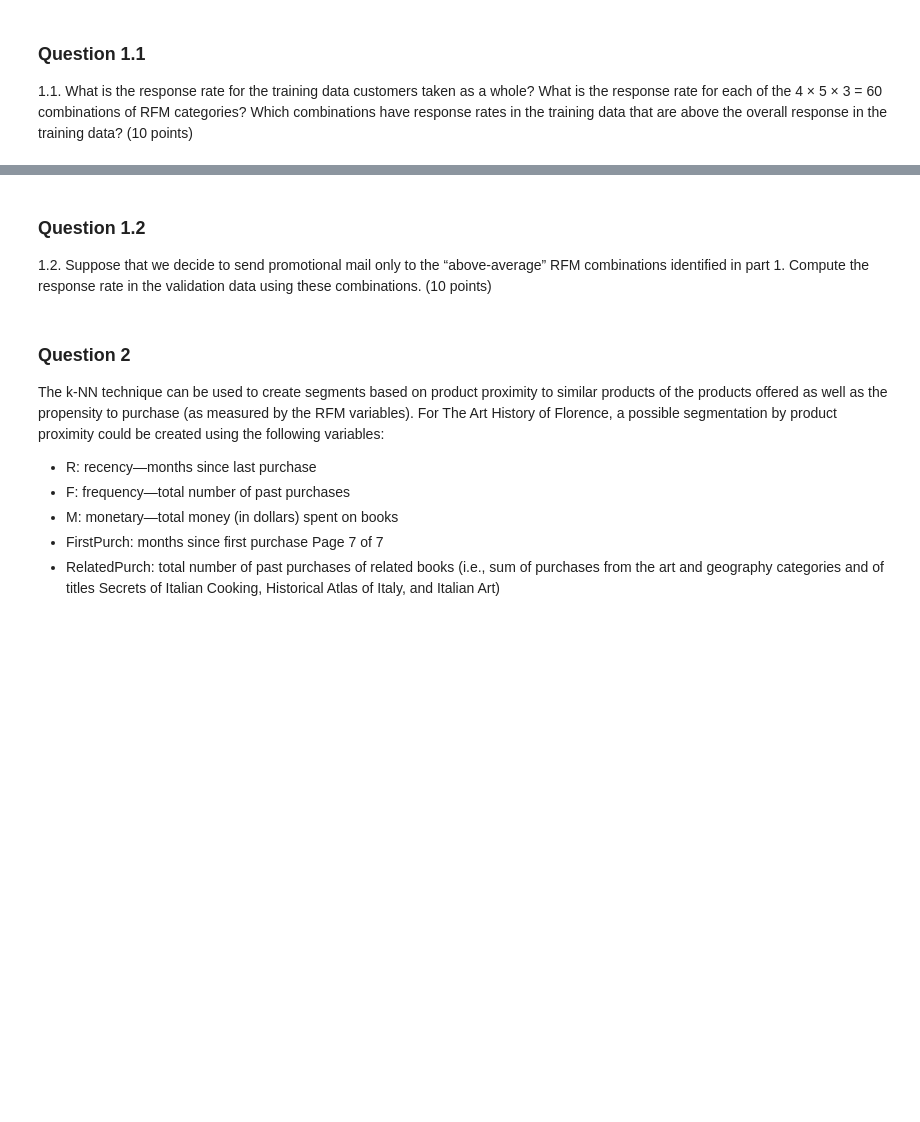
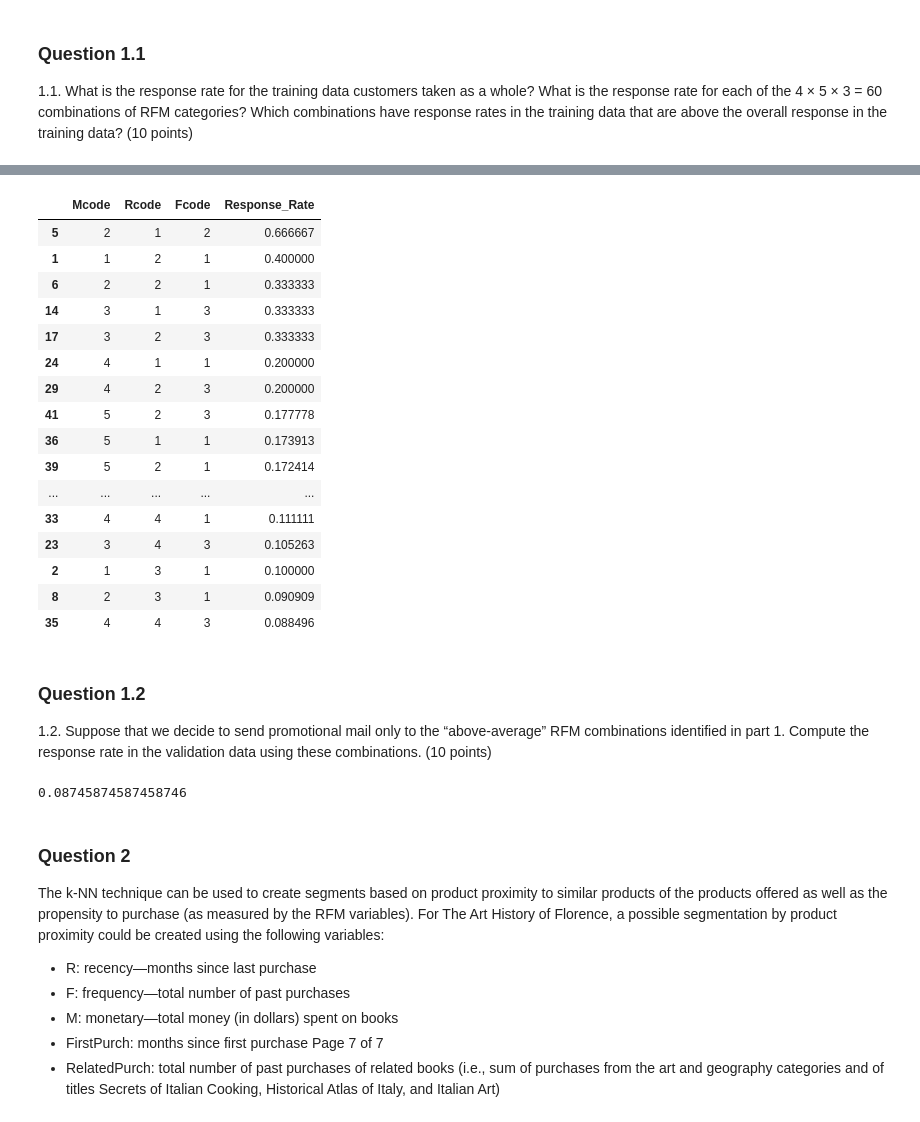
Before and after one commit to zachfreitas/ADS_505_Applied_Data_Sci_for_Business-, a Jupyter notebook: Module_1/Assignment_1/Assignment_1_1.ipynb, the cells around one changed output, grey strips where cells are left out. Cells and saved outputs as stored; diff of their text form; code cells hidden in the pictures; blank space fills up the shorter version.

```diff
--- a/Module_1/Assignment_1/Assignment_1_1.ipynb
+++ b/Module_1/Assignment_1/Assignment_1_1.ipynb
@@ -76,8 +114,37 @@ Partition the data into training (60%) and validation (40%). Use seed = 1.
+# %%
+# Which combinations have response rates in the training data that are above the overall response in the training data?
+high_rr_subset = train_RFM_avg_rr.loc[train_RFM_avg_rr['Response_Rate'] > avg_rr]
+high_rr_subset.sort_values(by='Response_Rate', ascending=False)
+# %% [output]
+|  | Mcode | Rcode | Fcode | Response_Rate |
+| 5 | 2 | 1 | 2 | 0.666667 |
+| 1 | 1 | 2 | 1 | 0.400000 |
+| 6 | 2 | 2 | 1 | 0.333333 |
+| 14 | 3 | 1 | 3 | 0.333333 |
+| 17 | 3 | 2 | 3 | 0.333333 |
+| 24 | 4 | 1 | 1 | 0.200000 |
+| 29 | 4 | 2 | 3 | 0.200000 |
+| 41 | 5 | 2 | 3 | 0.177778 |
+| 36 | 5 | 1 | 1 | 0.173913 |
+| 39 | 5 | 2 | 1 | 0.172414 |
+| ... | ... | ... | ... | ... |
+| 33 | 4 | 4 | 1 | 0.111111 |
+| 23 | 3 | 4 | 3 | 0.105263 |
+| 2 | 1 | 3 | 1 | 0.100000 |
+| 8 | 2 | 3 | 1 | 0.090909 |
+| 35 | 4 | 4 | 3 | 0.088496 |
 # %% [markdown]
 ### Question 1.2
 1.2. Suppose that we decide to send promotional mail only to the “above-average” RFM
 combinations identified in part 1. Compute the response rate in the validation data using
 these combinations. (10 points)
+# %%
+# Suppose that we decide to send promotional mail only to the “above-average” RFM combinations identified in part 1.
+# Compute the response rate in the validation data using these combinations. (10 points)
+test_high_rr_tbl = pd.merge(testData, high_rr_subset, how='inner', left_on= ['Mcode','Rcode','Fcode'], right_on = ['Mcode','Rcode','Fcode'])
+test_high_rr_tbl['Florence'].mean()
+# %% [output]
+0.08745874587458746
 # %% [markdown]
 ### Question 2
 The k-NN technique can be used to create segments based on product proximity to
```
Also changed, not shown: parts of 14 cells of this notebook.
